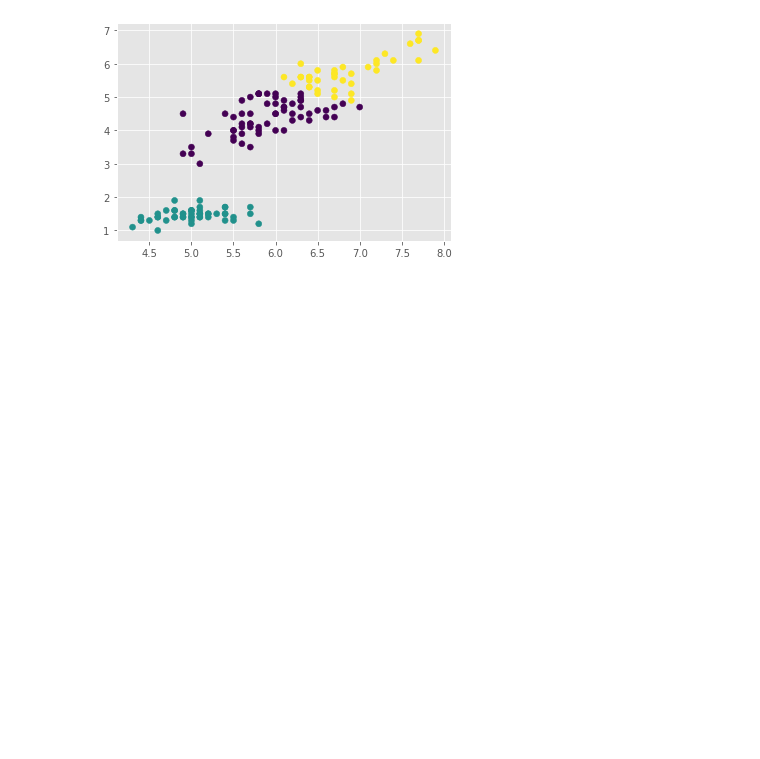
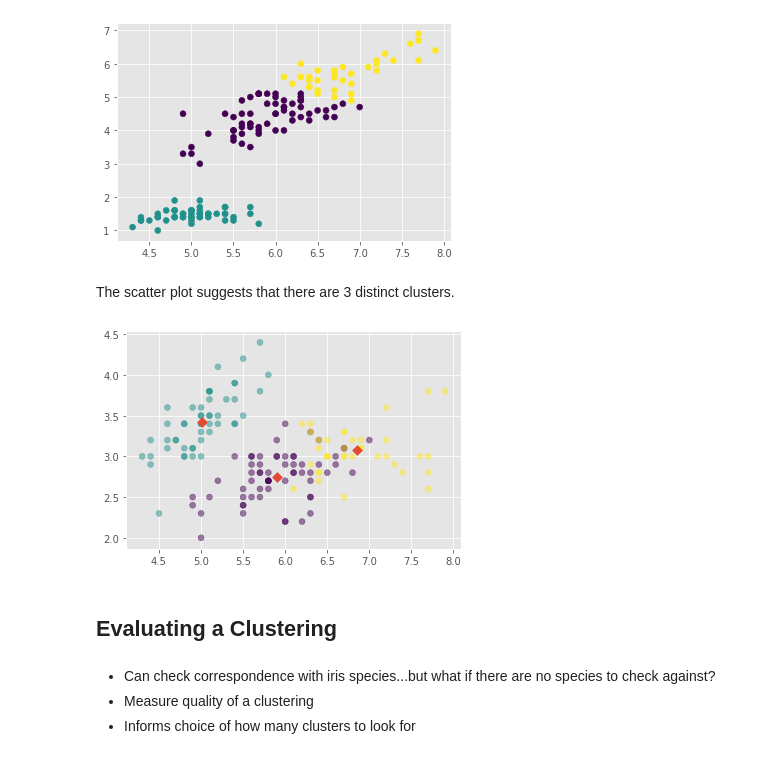
Before and after one commit to cailyn-craven/Unsupervised_learning_sklearn, a Jupyter notebook: Clustering/EDA_Iris.ipynb, the cells around one changed output. Cells and saved outputs as stored; diff of their text form; code cells hidden in the pictures; blank space fills up the shorter version.

```diff
--- a/Clustering/EDA_Iris.ipynb
+++ b/Clustering/EDA_Iris.ipynb
@@ -333,3 +340,33 @@ plt.scatter(xs, ys, c=labels)
 plt.show()
 # %% [output]
 [figure]
+# %% [markdown]
+The scatter plot suggests that there are 3 distinct clusters.
+# %%
+
+# Assign the columns of new_points: xs and ys
+xs = X[:,0]
+ys = X[:,1]
+
+# Make a scatter plot of xs and ys, using labels to define the colors
+plt.scatter(xs, ys, c=labels, alpha=0.5)
+
+# Assign the cluster centers: centroids
+# compute the coordinates of centroids
+centroids = model.cluster_centers_
+
+# Assign the columns of centroids: centroids_x, centroids_y
+centroids_x = centroids[:,0]
+centroids_y = centroids[:,1]
+
+# Make a scatter plot of centroids_x and centroids_y
+plt.scatter(centroids_x, centroids_y, marker='D', s=50)
+plt.show()
+# %% [output]
+[figure, added]
+# %% [markdown]
+## Evaluating a Clustering
+# %% [markdown]
++ Can check correspondence with iris species...but what if there are no species to check against?
++ Measure quality of a clustering
++ Informs choice of how many clusters to look for
```
Also changed, not shown: parts of 9 cells of this notebook.
